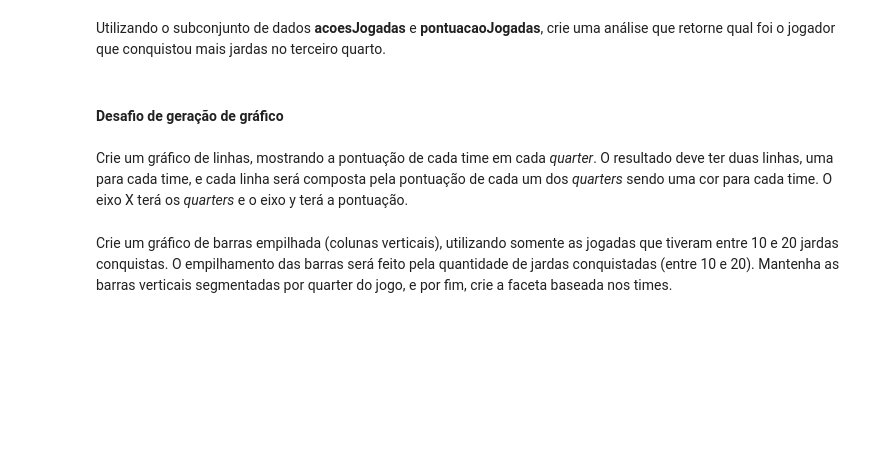
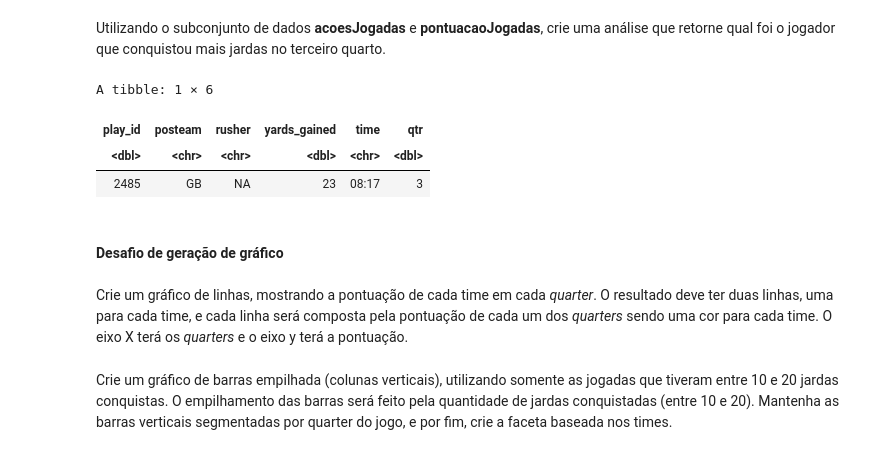
Before and after one commit to smilesrgouveia/Aula, a Jupyter notebook: Trilha7_ExercicioAprofundamento_RG.ipynb, the cells around one changed output. Drawn from its saved outputs; the diff is of its cells as text; code cells hidden in the pictures; blank space fills up the shorter version.

```diff
--- a/Trilha7_ExercicioAprofundamento_RG.ipynb
+++ b/Trilha7_ExercicioAprofundamento_RG.ipynb
@@ -310,3 +318,18 @@ Utilizando o subconjunto de dados **acoesJogadas** e **pontuacaoJogadas**, crie
+# %%
+# Seu código de resposta vai aqui
+
+acoesJogadas %>% #primeiro dataset
+#inner_join(acoesJogadas, by='play_id') %>% #segundo dataset combinando com o primeiro
+inner_join(pontuacaoJogadas, by='play_id') %>% #terceiro dataset combinando com o primeiro e o segundo
+select(play_id, posteam, rusher, yards_gained, time, qtr ) %>% #seleção de variáveis
+filter( qtr == 3 ) %>% #filtro de dados
+arrange(desc(yards_gained)) %>%
+head(1) #retorno apenas de 1 linha
+# %% [output]
+A tibble: 1 × 6
+| play_id | posteam | rusher | yards_gained | time | qtr |
+| <dbl> | <chr> | <chr> | <dbl> | <chr> | <dbl> |
+| 2485 | GB | NA | 23 | 08:17 | 3 |
 # %% [markdown]
 #### Desafio de geração de gráfico
 # %% [markdown]
```
Also changed, not shown: parts of 3 cells of this notebook.
